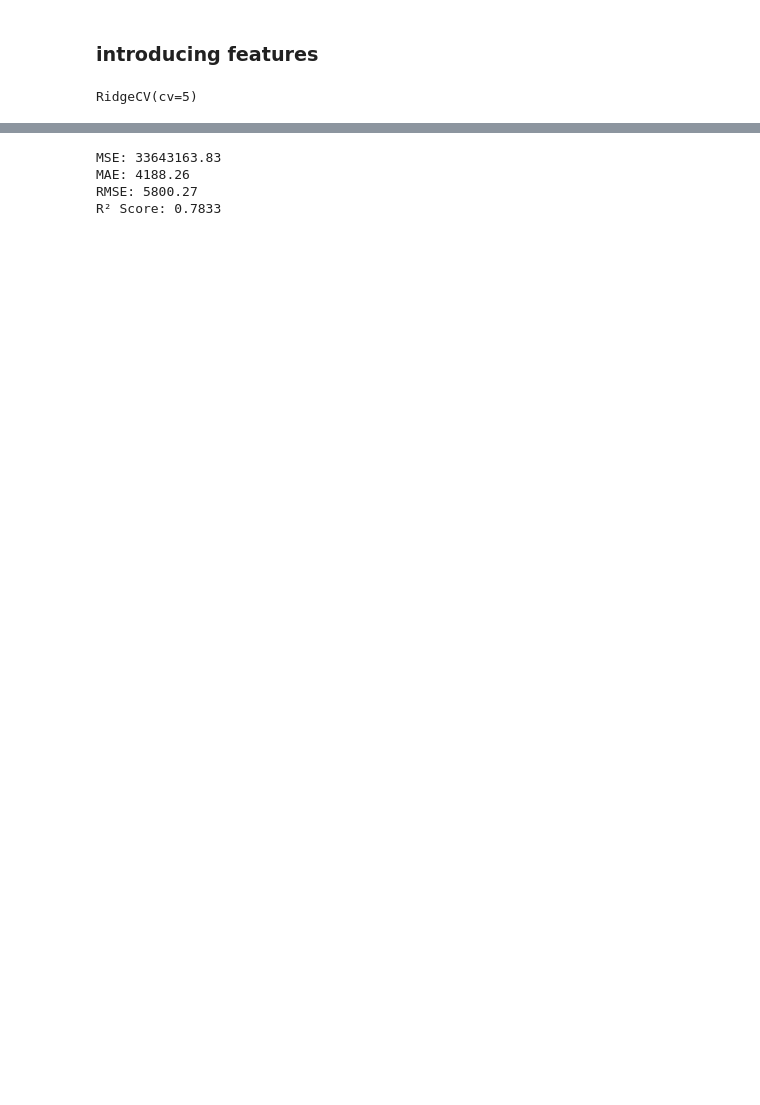
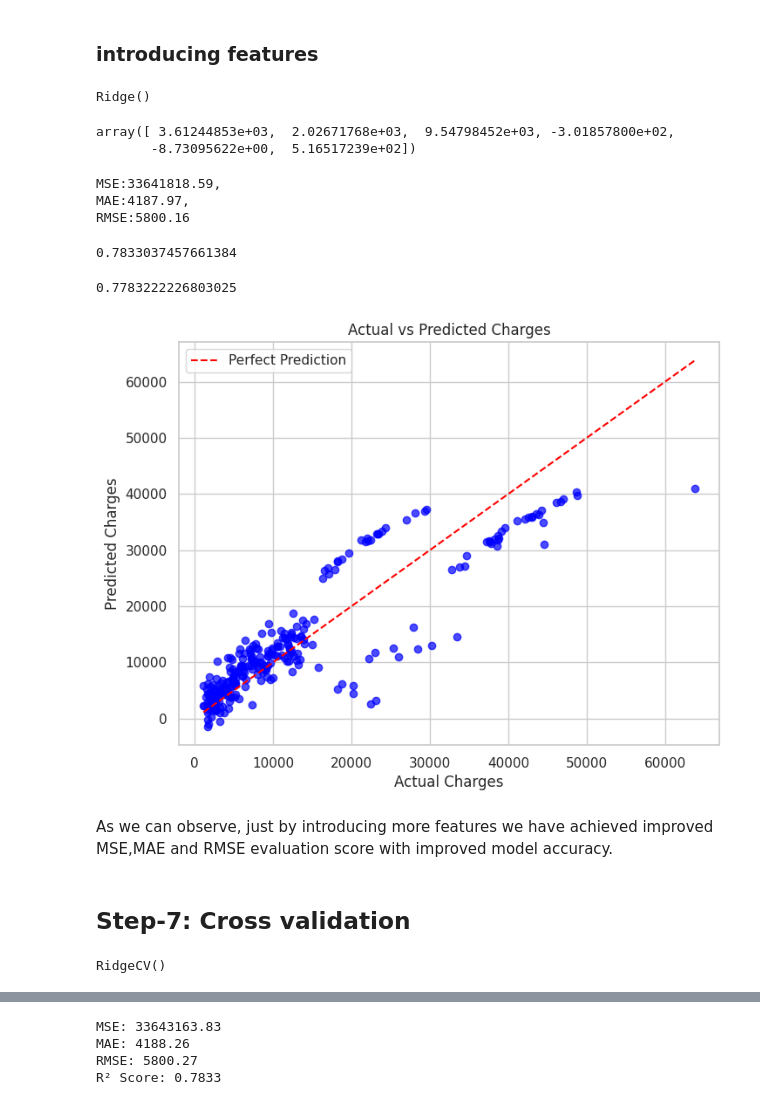
Before and after one commit to ameygawade/DataScience-Kaggle-Medical-cost-predictor, a Jupyter notebook: ridge-regression-medical-cost-prediction.ipynb, the cells around one changed output, grey strips where cells are left out. Saved outputs shown, nothing was run; the diff lists cells and outputs as text; code cells hidden in the pictures; blank space fills up the shorter version.

Commit message:
Kaggle Notebook | Ridge_Regression-Medical_cost_prediction | Version 4

```diff
--- a/ridge-regression-medical-cost-prediction.ipynb
+++ b/ridge-regression-medical-cost-prediction.ipynb
@@ -276,11 +286,66 @@ scaler = StandardScaler()
 
 X_train = scaler.fit_transform(X_train)
 X_test = scaler.transform(X_test)
+# %%
+from sklearn.linear_model import Ridge
+model_ridge_2 = Ridge()
+model_ridge_2.fit(X_train,y_train)
+# %% [output]
+Ridge()
+# %%
+# prediction for test data
+y_pred_2 = model_ridge_2.predict(X_test)
+# %%
+model_ridge_2.coef_
+# %% [output]
+array([ 3.61244853e+03,  2.02671768e+03,  9.54798452e+03, -3.01857800e+02,
+       -8.73095622e+00,  5.16517239e+02])
+# %%
+# performance metrics
+from sklearn.metrics import mean_squared_error,mean_absolute_error
+import numpy as np
+mse = mean_squared_error(y_test,y_pred_2)
+mae = mean_absolute_error(y_test,y_pred_2)
+rmse = np.sqrt(mse)
+print(f"MSE:{round(mse,2)},\nMAE:{round(mae,2)},\nRMSE:{round(rmse,2)}")
+# %% [output]
+MSE:33641818.59,
+MAE:4187.97,
+RMSE:5800.16
+# %%
+from sklearn.metrics import r2_score
+score = r2_score(y_test,y_pred_2)
+score
+# %% [output]
+0.7833037457661384
+# %%
+# adjusted r-squared
+1 - (1- score)* (len(y_test)-1)/(len(y_test)-X_test.shape[1]-1)
+# %% [output]
+0.7783222226803025
+# %%
+import matplotlib.pyplot as plt
+# Scatter plot of actual vs predicted values
+plt.figure(figsize=(8, 6))
+plt.scatter(y_test, y_pred_2, alpha=0.7, color='blue')
+plt.plot([min(y_test), max(y_test)], [min(y_test), max(y_test)], color='red', linestyle='--', label="Perfect Prediction")
+plt.title("Actual vs Predicted Charges")
+plt.xlabel("Actual Charges")
+plt.ylabel("Predicted Charges")
+plt.legend()
+plt.grid(True)
+plt.show()
+# %% [output]
+[figure, added]
+# %% [markdown]
+As we can observe, just by introducing more features we have achieved improved MSE,MAE and RMSE evaluation score with improved model accuracy.
+# %% [markdown]
+## Step-7: Cross validation
 # %%
 from sklearn.linear_model import RidgeCV
-model_ridge_cv = RidgeCV(cv=5)
+model_ridge_cv = RidgeCV()
 model_ridge_cv.fit(X_train,y_train)
 # %% [output]
-RidgeCV(cv=5)
+RidgeCV()
 # %%
 # prediction for test data
```
Also changed, not shown: parts of 16 cells of this notebook.
